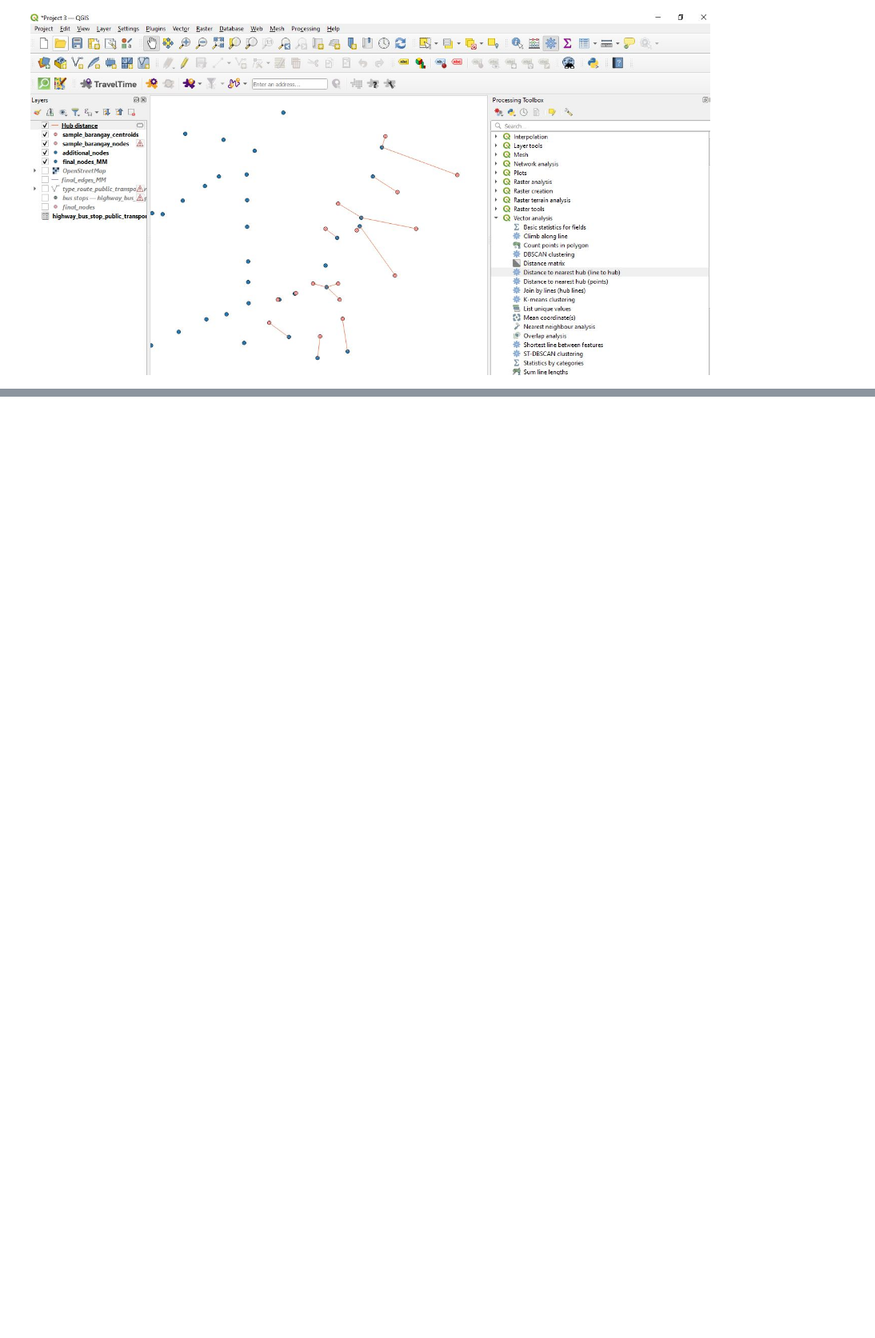
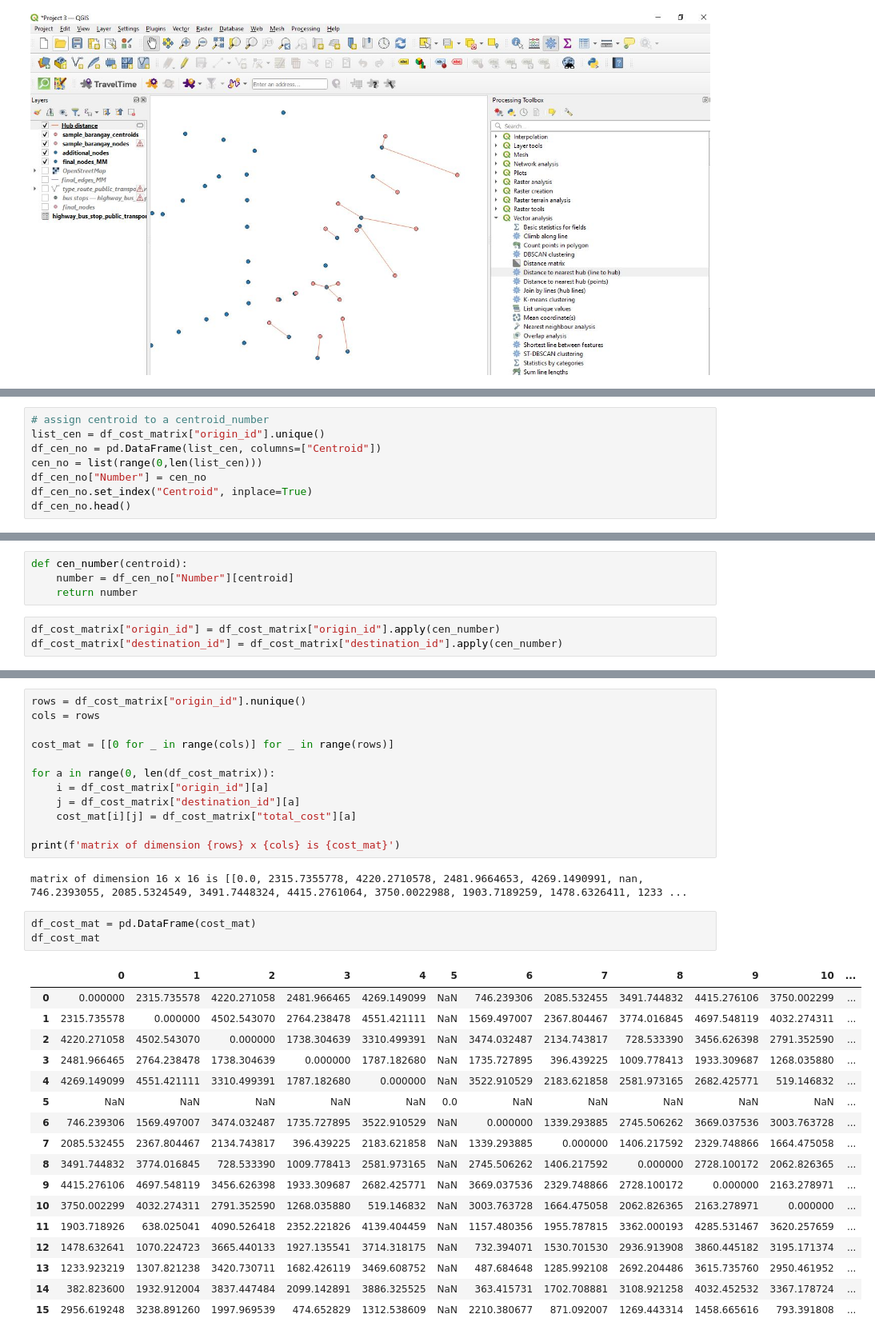
Before and after one commit to msescordial/rnga, a Jupyter notebook: Generating_Demand_Matrix.ipynb, the cells around one changed output, grey strips where cells are left out. Shown at 80% size. Cells and saved outputs as stored; diff of their text form; blank space fills up the shorter version.

```diff
--- a/Generating_Demand_Matrix.ipynb
+++ b/Generating_Demand_Matrix.ipynb
@@ -214,0 +544,8 @@ df_cf
+# %%
+# assign centroid to a centroid_number
+list_cen = df_cost_matrix["origin_id"].unique()
+df_cen_no = pd.DataFrame(list_cen, columns=["Centroid"])
+cen_no = list(range(0,len(list_cen)))
+df_cen_no["Number"] = cen_no
+df_cen_no.set_index("Centroid", inplace=True)
+df_cen_no.head()
@@ -214,0 +560,7 @@ df_cf
+# %%
+def cen_number(centroid):
+    number = df_cen_no["Number"][centroid]
+    return number
+# %%
+df_cost_matrix["origin_id"] = df_cost_matrix["origin_id"].apply(cen_number)
+df_cost_matrix["destination_id"] = df_cost_matrix["destination_id"].apply(cen_number)
@@ -214,0 +576,35 @@ df_cf
+# %%
+rows = df_cost_matrix["origin_id"].nunique()
+cols = rows
+
+cost_mat = [[0 for _ in range(cols)] for _ in range(rows)]
+
+for a in range(0, len(df_cost_matrix)):
+    i = df_cost_matrix["origin_id"][a]
+    j = df_cost_matrix["destination_id"][a]
+    cost_mat[i][j] = df_cost_matrix["total_cost"][a]
+
+print(f'matrix of dimension {rows} x {cols} is {cost_mat}')
+# %% [output]
+matrix of dimension 16 x 16 is [[0.0, 2315.7355778, 4220.2710578, 2481.9664653, 4269.1490991, nan, 746.2393055, 2085.5324549, 3491.7448324, 4415.2761064, 3750.0022988, 1903.7189259, 1478.6326411, 1233 ...
+# %%
+df_cost_mat = pd.DataFrame(cost_mat)
+df_cost_mat
+# %% [output]
+|  | 0 | 1 | 2 | 3 | 4 | 5 | 6 | 7 | 8 | 9 | 10 | ... |
+| 0 | 0.000000 | 2315.735578 | 4220.271058 | 2481.966465 | 4269.149099 | NaN | 746.239306 | 2085.532455 | 3491.744832 | 4415.276106 | 3750.002299 | ... |
+| 1 | 2315.735578 | 0.000000 | 4502.543070 | 2764.238478 | 4551.421111 | NaN | 1569.497007 | 2367.804467 | 3774.016845 | 4697.548119 | 4032.274311 | ... |
+| 2 | 4220.271058 | 4502.543070 | 0.000000 | 1738.304639 | 3310.499391 | NaN | 3474.032487 | 2134.743817 | 728.533390 | 3456.626398 | 2791.352590 | ... |
+| 3 | 2481.966465 | 2764.238478 | 1738.304639 | 0.000000 | 1787.182680 | NaN | 1735.727895 | 396.439225 | 1009.778413 | 1933.309687 | 1268.035880 | ... |
+| 4 | 4269.149099 | 4551.421111 | 3310.499391 | 1787.182680 | 0.000000 | NaN | 3522.910529 | 2183.621858 | 2581.973165 | 2682.425771 | 519.146832 | ... |
+| 5 | NaN | NaN | NaN | NaN | NaN | 0.0 | NaN | NaN | NaN | NaN | NaN | ... |
+| 6 | 746.239306 | 1569.497007 | 3474.032487 | 1735.727895 | 3522.910529 | NaN | 0.000000 | 1339.293885 | 2745.506262 | 3669.037536 | 3003.763728 | ... |
+| 7 | 2085.532455 | 2367.804467 | 2134.743817 | 396.439225 | 2183.621858 | NaN | 1339.293885 | 0.000000 | 1406.217592 | 2329.748866 | 1664.475058 | ... |
+| 8 | 3491.744832 | 3774.016845 | 728.533390 | 1009.778413 | 2581.973165 | NaN | 2745.506262 | 1406.217592 | 0.000000 | 2728.100172 | 2062.826365 | ... |
+| 9 | 4415.276106 | 4697.548119 | 3456.626398 | 1933.309687 | 2682.425771 | NaN | 3669.037536 | 2329.748866 | 2728.100172 | 0.000000 | 2163.278971 | ... |
+| 10 | 3750.002299 | 4032.274311 | 2791.352590 | 1268.035880 | 519.146832 | NaN | 3003.763728 | 1664.475058 | 2062.826365 | 2163.278971 | 0.000000 | ... |
+| 11 | 1903.718926 | 638.025041 | 4090.526418 | 2352.221826 | 4139.404459 | NaN | 1157.480356 | 1955.787815 | 3362.000193 | 4285.531467 | 3620.257659 | ... |
+| 12 | 1478.632641 | 1070.224723 | 3665.440133 | 1927.135541 | 3714.318175 | NaN | 732.394071 | 1530.701530 | 2936.913908 | 3860.445182 | 3195.171374 | ... |
+| 13 | 1233.923219 | 1307.821238 | 3420.730711 | 1682.426119 | 3469.608752 | NaN | 487.684648 | 1285.992108 | 2692.204486 | 3615.735760 | 2950.461952 | ... |
+| 14 | 382.823600 | 1932.912004 | 3837.447484 | 2099.142891 | 3886.325525 | NaN | 363.415731 | 1702.708881 | 3108.921258 | 4032.452532 | 3367.178724 | ... |
+| 15 | 2956.619248 | 3238.891260 | 1997.969539 | 474.652829 | 1312.538609 | NaN | 2210.380677 | 871.092007 | 1269.443314 | 1458.665616 | 793.391808 | ... |
```
Also changed, not shown: parts of 57 cells of this notebook.
